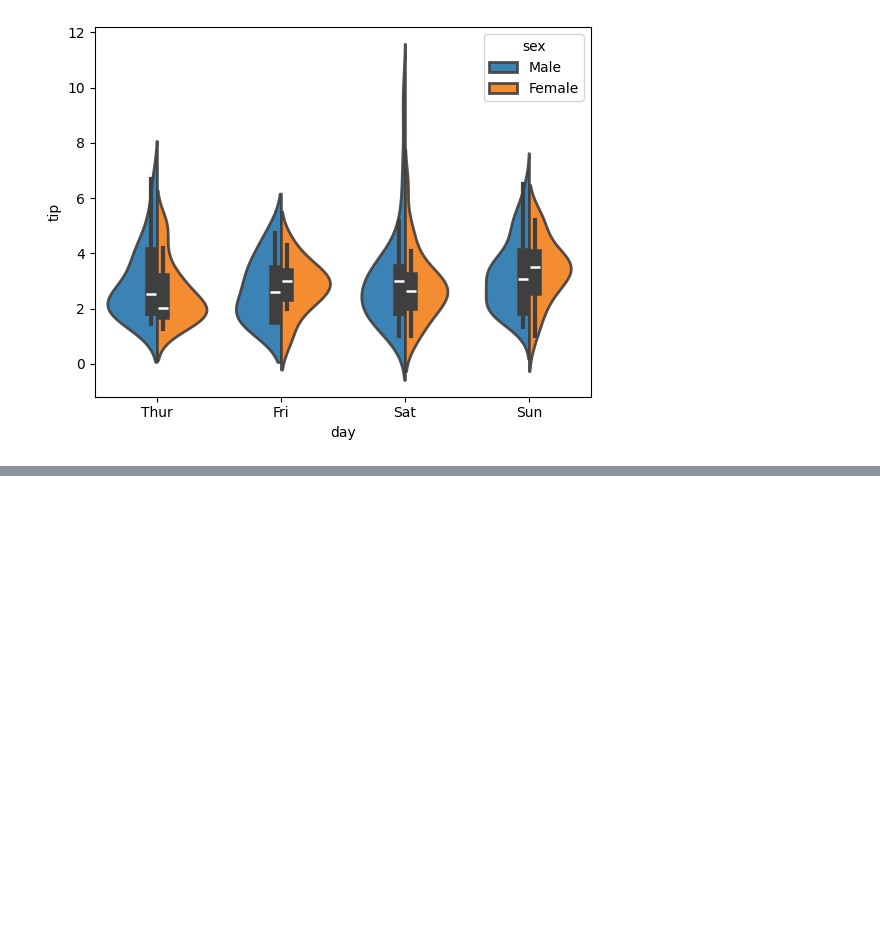
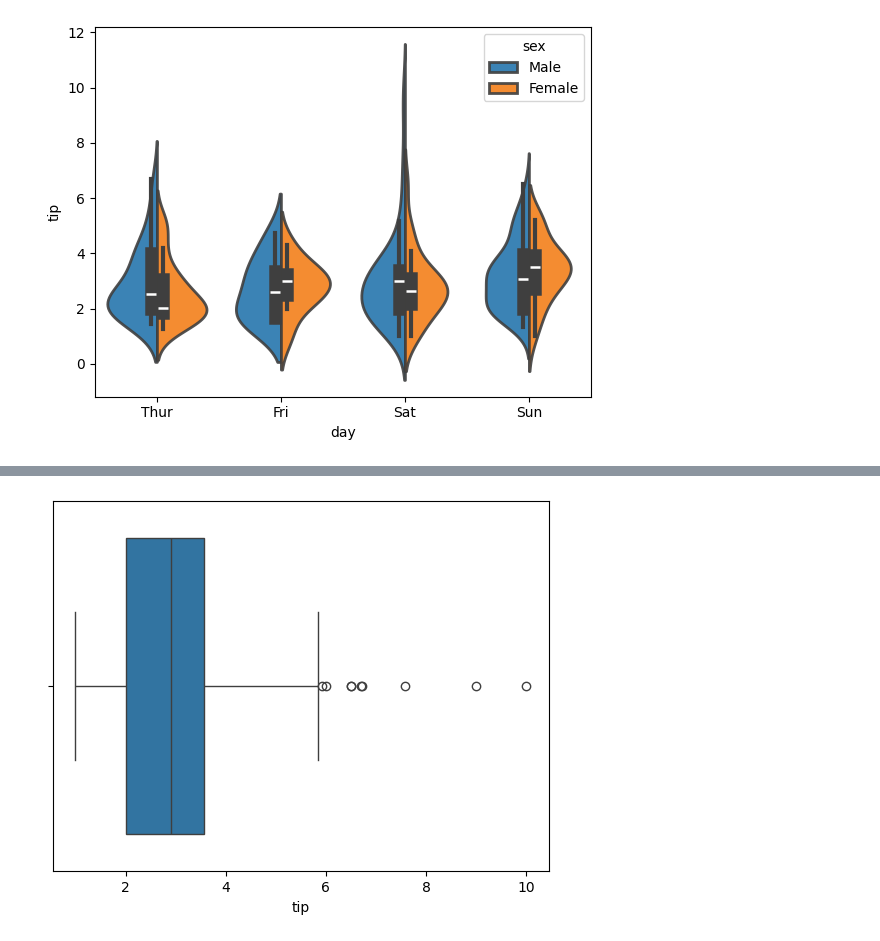
Before and after one commit to Arth9vansola/seaborn, a Jupyter notebook: seaborn.ipynb, the cells around one changed output, grey strips where cells are left out. Drawn from its saved outputs; the diff is of its cells as text; code cells hidden in the pictures; blank space fills up the shorter version.

Commit message:
new plots are added

```diff
--- a/seaborn.ipynb
+++ b/seaborn.ipynb
@@ -271,0 +274,3 @@ plt.show()
+# %%
+df = sns.load_dataset("tips")
+df.head()
@@ -271,0 +284,5 @@ plt.show()
+# %%
+sns.boxplot(x=df['tip'])
+plt.show()
+# %% [output]
+[figure, added]
```
Also changed, not shown: parts of 26 cells of this notebook.
